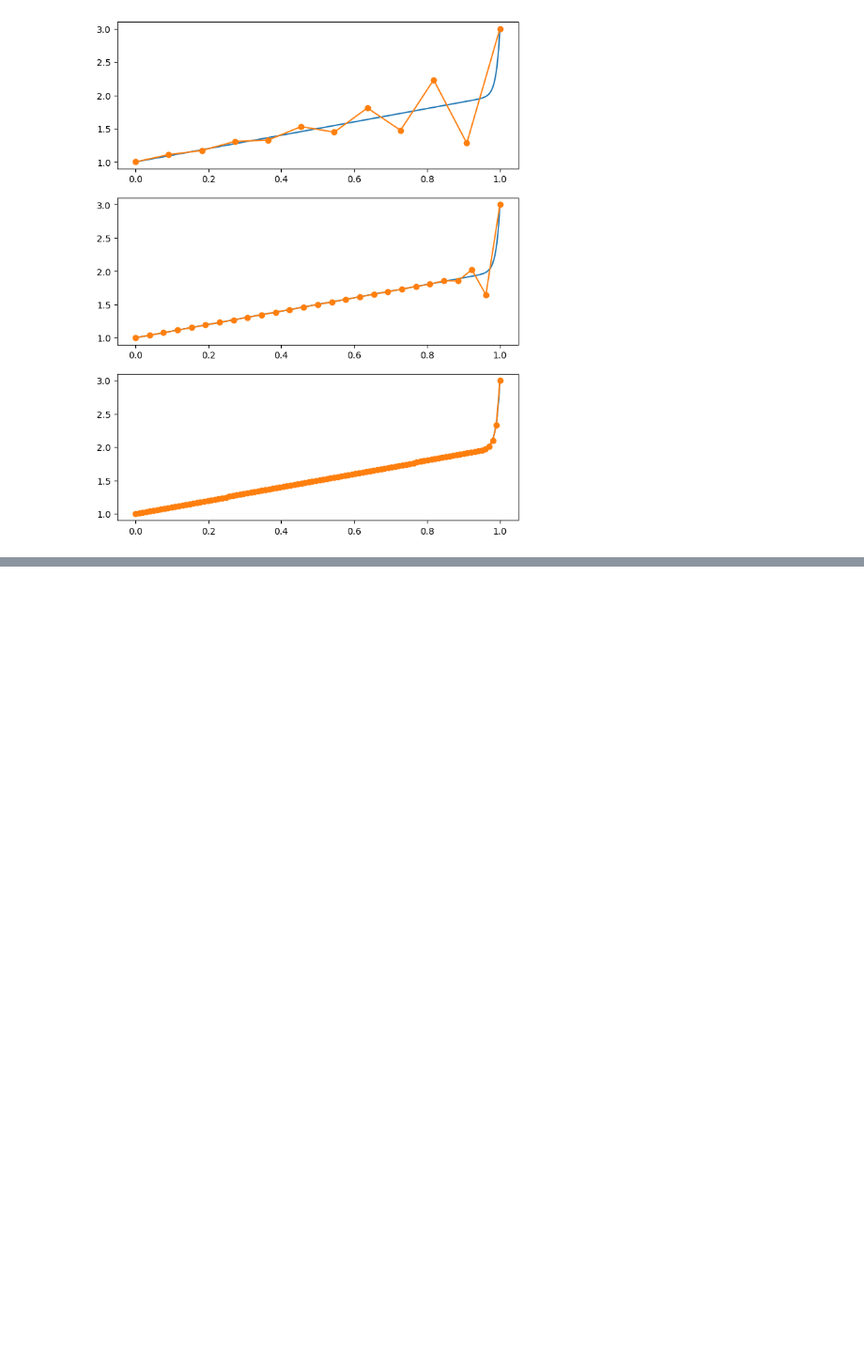
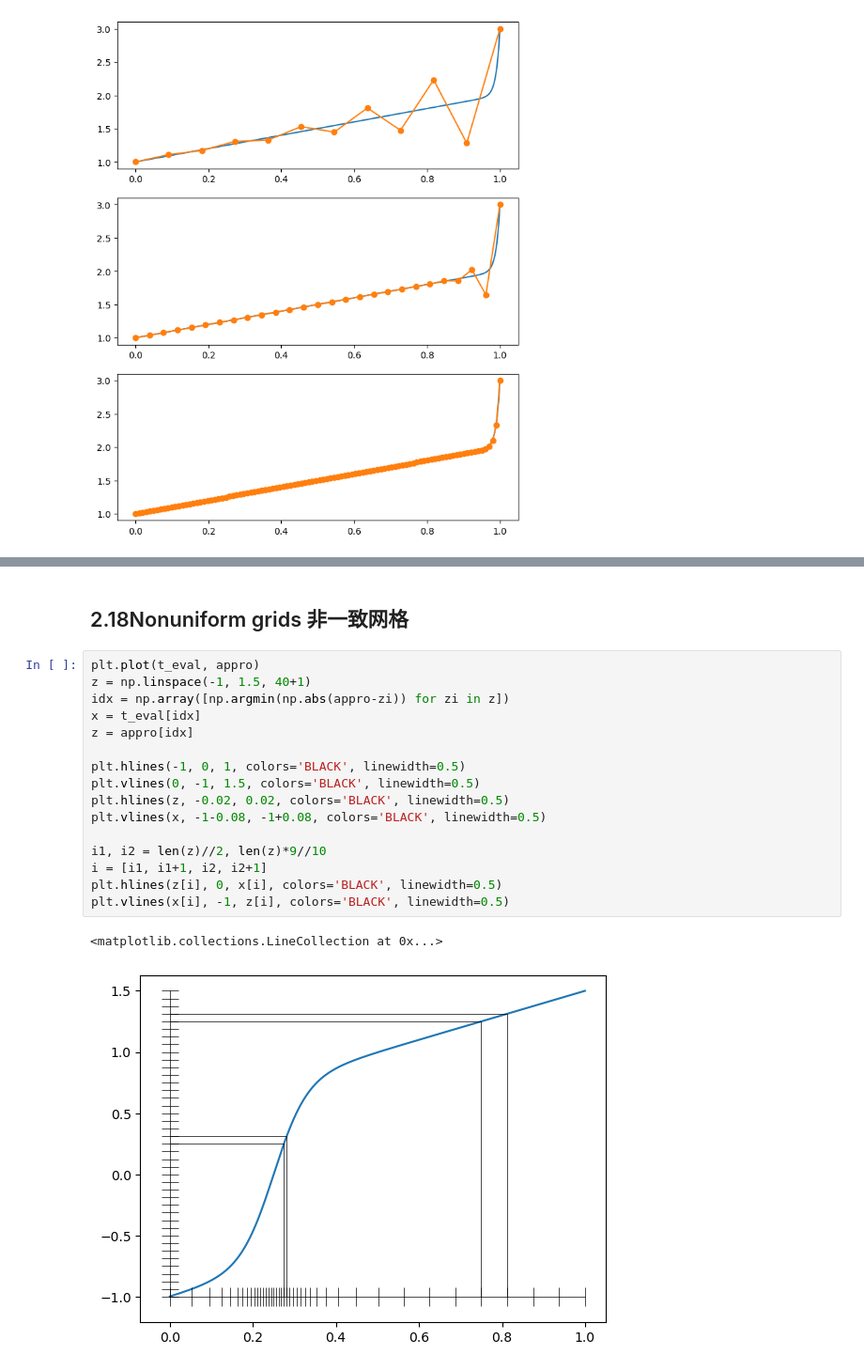
Before and after one commit to qgdr/Finite-Difference-Methods, a Jupyter notebook: I Boundary Value Problems and Iterative Methods/02 Steady States/note.ipynb, the cells around one changed output, grey strips where cells are left out. Shown at 94% size. Saved outputs shown, nothing was run; the diff lists cells and outputs as text; blank space fills up the shorter version.

```diff
--- a/I Boundary Value Problems and Iterative Methods/02 Steady States/note.ipynb
+++ b/I Boundary Value Problems and Iterative Methods/02 Steady States/note.ipynb
@@ -516,0 +517,21 @@ np.abs(appro - u_eval).max()
+# %% [markdown]
+## 2.18Nonuniform grids 非一致网格
+# %%
+plt.plot(t_eval, appro)
+z = np.linspace(-1, 1.5, 40+1)
+idx = np.array([np.argmin(np.abs(appro-zi)) for zi in z])
+x = t_eval[idx]
+z = appro[idx]
+
+plt.hlines(-1, 0, 1, colors='BLACK', linewidth=0.5)
+plt.vlines(0, -1, 1.5, colors='BLACK', linewidth=0.5)
+plt.hlines(z, -0.02, 0.02, colors='BLACK', linewidth=0.5)
+plt.vlines(x, -1-0.08, -1+0.08, colors='BLACK', linewidth=0.5)
+
+i1, i2 = len(z)//2, len(z)*9//10
+i = [i1, i1+1, i2, i2+1]
+plt.hlines(z[i], 0, x[i], colors='BLACK', linewidth=0.5)
+plt.vlines(x[i], -1, z[i], colors='BLACK', linewidth=0.5)
+# %% [output]
+<matplotlib.collections.LineCollection at 0x...>
+[figure, added]
```
Also changed, not shown: parts of 4 cells of this notebook, 2 other files.
